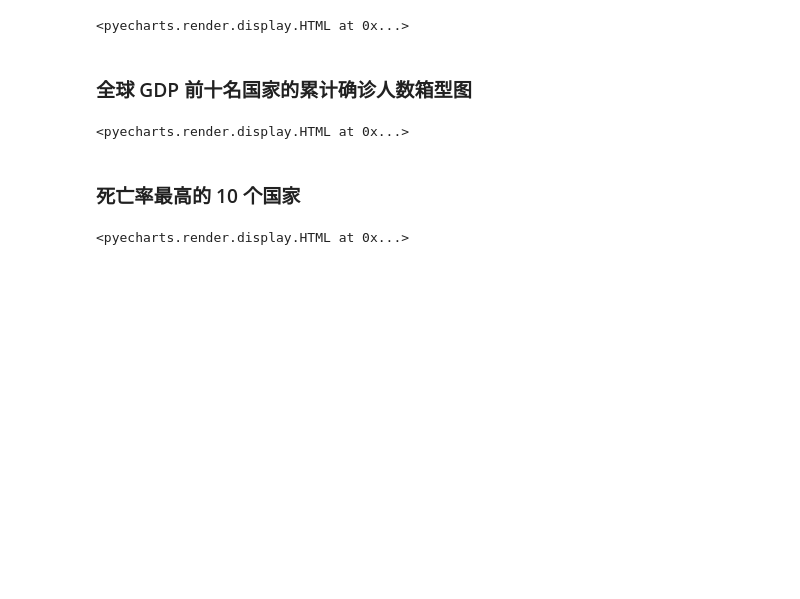
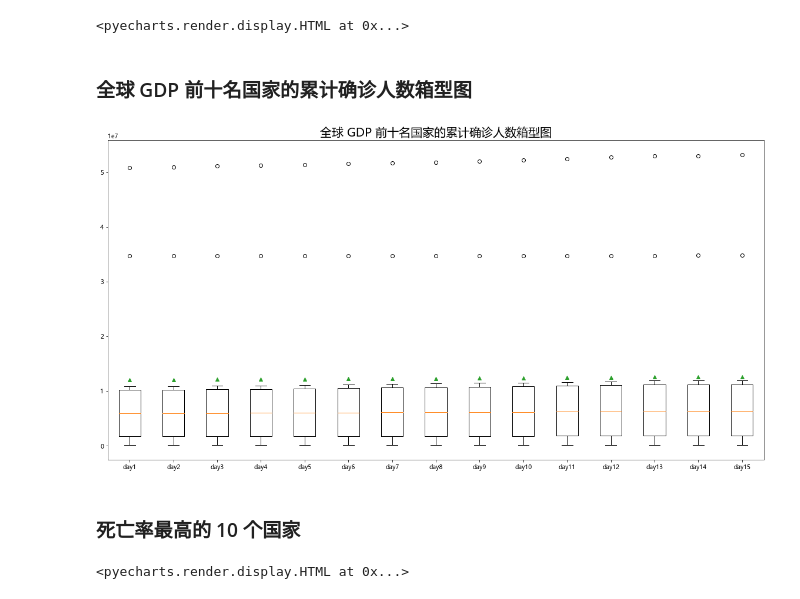
Before and after one commit to rei-smz/covid19DataAnalyzer, a Jupyter notebook: analyzer.ipynb, the cells around one changed output. Saved outputs shown, nothing was run; the diff lists cells and outputs as text; code cells hidden in the pictures; blank space fills up the shorter version.

```diff
--- a/analyzer.ipynb
+++ b/analyzer.ipynb
@@ -35,7 +35,7 @@
 import pandas as pd
 
 dfs = []
-for i in range(1, 9):
+for i in range(1, 16):
     df = pd.read_csv('./dataFetcher/day' + str(i) + '_data.csv').sort_values('confirmed', ascending=False).reset_index(drop=True)
 
     # 保存为float便于计算
@@ -425,52 +439,26 @@ v_rate.render_notebook()
 # %% [markdown]
 ### 全球 GDP 前十名国家的累计确诊人数箱型图
 # %%
-from pyecharts.charts import Boxplot, Scatter
+import matplotlib.pyplot as plt
 
 regions = ['United States', 'China', 'Japan', 'Germany', 'United Kingdom', 'India', 'France', 'Italy', 'Canada', 'South Korea']
 
 c_data = []
-mean_data = []
 
 for i in range(len_dfs):
     t = []
     for region in regions:
         t.append(dfs[i].loc[dfs[i]['region'] == region]['confirmed'].values.tolist()[0])
         t.sort()
     c_data.append(t)
-    mean_data.append(sum(t) / len(t))
 
-top10_gdp_c = Boxplot()
-top10_gdp_c = (
-    Boxplot()
-    .add_xaxis(xaxis_data=['day' + str(x) for x in range(1, len_dfs + 1)])
-    .add_yaxis(
-        series_name='累计确诊人数',
-        y_axis=top10_gdp_c.prepare_data(c_data)
-    )
-    .set_global_opts(
-        title_opts=opts.TitleOpts(title='全球 GDP 前十名国家的累计确诊人数箱型图'),
-        legend_opts=opts.LegendOpts(is_show=False)
-    )
-)
-
-scatter = (
-    Scatter()
-    .add_xaxis(xaxis_data=[x for x in range(0, len_dfs)])
-    .add_yaxis(series_name='', y_axis=mean_data)
-    .set_global_opts(
-        yaxis_opts=opts.AxisOpts(
-            axislabel_opts=opts.LabelOpts(is_show=False),
-            axistick_opts=opts.AxisTickOpts(is_show=False)
-        ),
-        xaxis_opts=opts.AxisOpts(type_="category")
-    )
-)
-
-top10_gdp_c.overlap(scatter)
-top10_gdp_c.render_notebook()
+plt.figure(figsize=(20, 10))
+plt.rcParams['font.sans-serif'] = ['Microsoft YaHei']
+plt.title('全球 GDP 前十名国家的累计确诊人数箱型图', size=20)
+plt.boxplot(c_data, labels=['day' + str(i) for i in range(1, len_dfs + 1)], showmeans=True)
+plt.show()
 # %% [output]
-<pyecharts.render.display.HTML at 0x...>
+[figure, added]
 # %% [markdown]
 ### 死亡率最高的 10 个国家
 # %%
```
Also changed, not shown: parts of 7 cells of this notebook, 7 other files.
